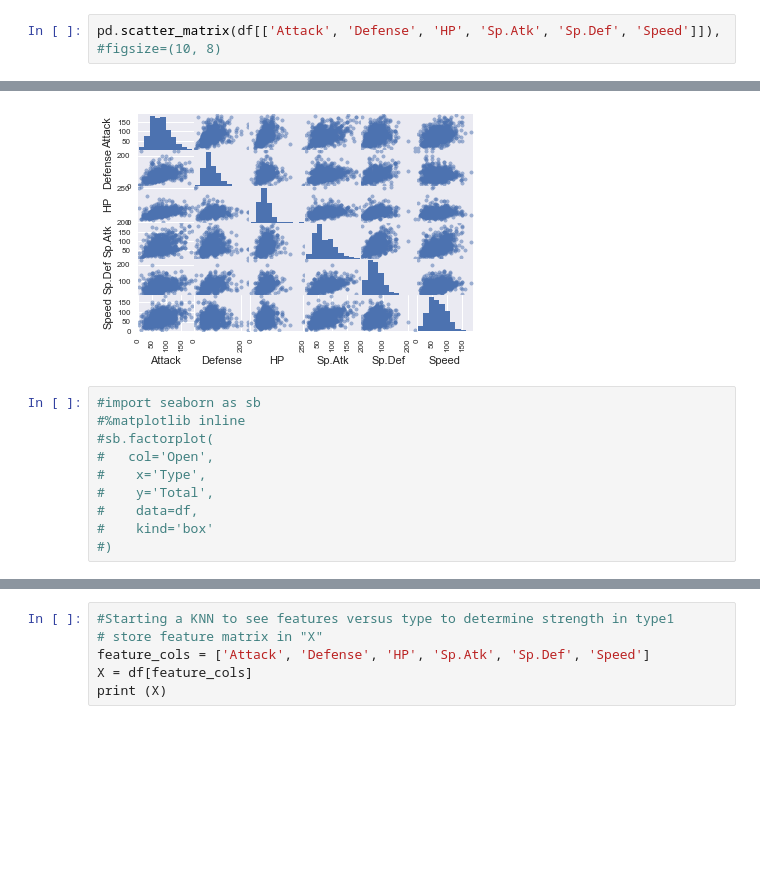
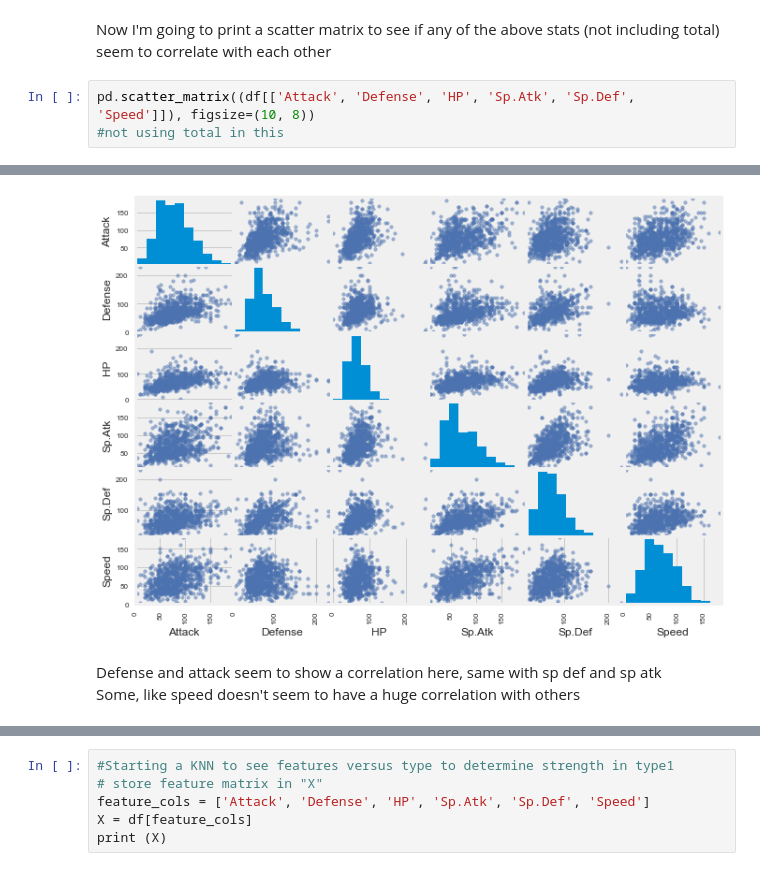
Before and after one commit to danidipinto/Pokemon, a Jupyter notebook: Pokemon.ipynb, the cells around one changed output, grey strips where cells are left out. Cells and saved outputs as stored; diff of their text form; blank space fills up the shorter version.

```diff
--- a/Pokemon.ipynb
+++ b/Pokemon.ipynb
@@ -147,4 +219,6 @@ df.plot(kind='scatter', x='Pokemon_Number', y='Sp.Def', alpha=0.3)
+# %% [markdown]
+Now I'm going to print a scatter matrix to see if any of the above stats (not including total) seem to correlate with each other
 # %%
-pd.scatter_matrix(df[['Attack', 'Defense', 'HP', 'Sp.Atk', 'Sp.Def', 'Speed']]),
-#figsize=(10, 8)
+pd.scatter_matrix((df[['Attack', 'Defense', 'HP', 'Sp.Atk', 'Sp.Def', 'Speed']]), figsize=(10, 8))
+#not using total in this
 # %% [output]
@@ -168,14 +242,7 @@ pd.scatter_matrix(df[['Attack', 'Defense', 'HP', 'Sp.Atk', 'Sp.Def', 'Speed']]),
-[figure, old version]
+[figure, new version]
-# %%
-#import seaborn as sb
-#%matplotlib inline
-#sb.factorplot(
-#   col='Open',
-#    x='Type',
-#    y='Total',
-#    data=df,
-#    kind='box'
-#)
+# %% [markdown]
+Defense and attack seem to show a correlation here, same with sp def and sp atk <br>
+Some, like speed doesn't seem to have a huge correlation with others
 # %%
 df.groupby('Type_1').mean().plot(kind='bar')
 # %% [output]
```
Also changed, not shown: parts of 95 cells of this notebook.
